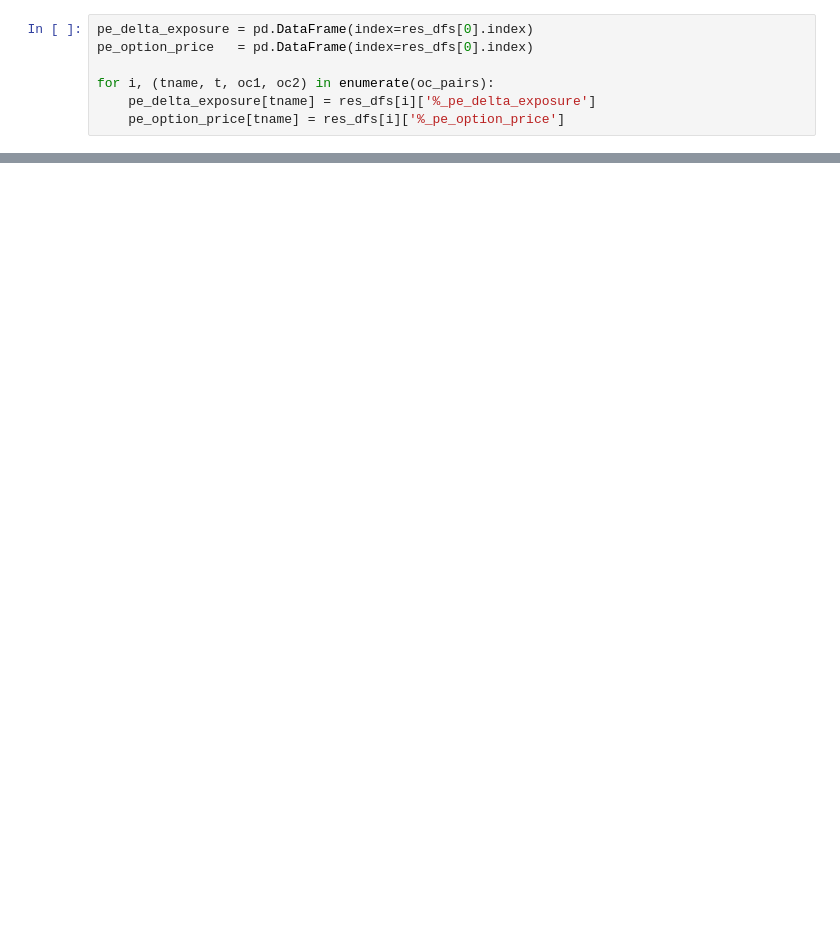
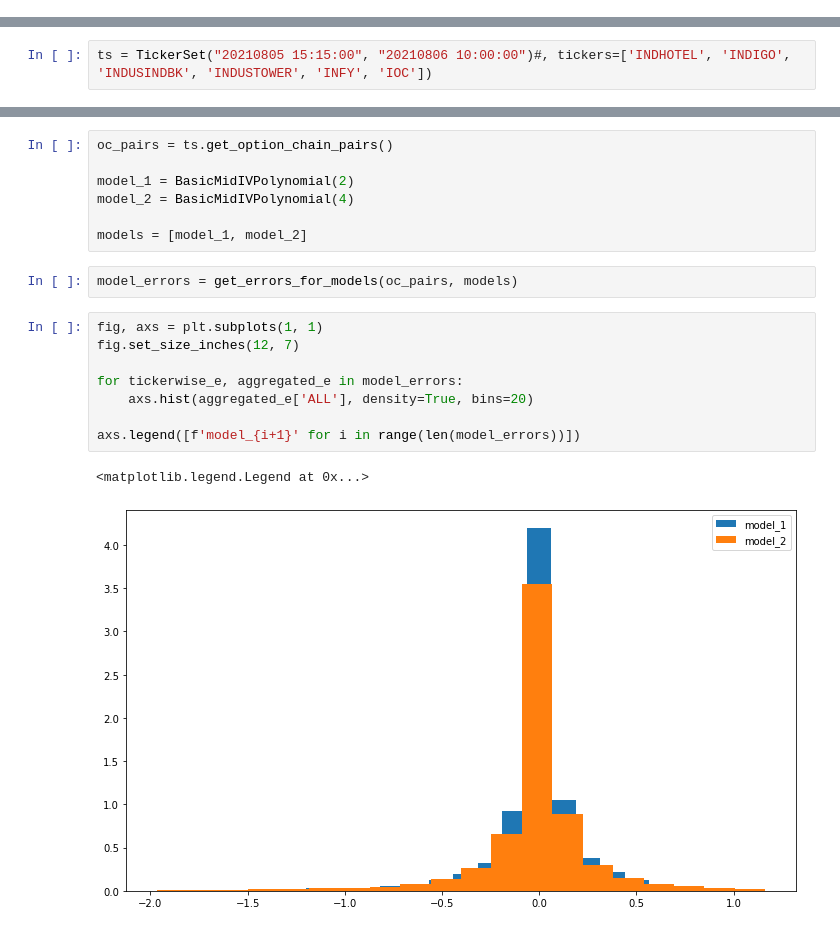
Before and after one commit to srajangarg/irage-assignment, a Jupyter notebook: work/playground.ipynb, the cells around one changed output, grey strips where cells are left out. Saved outputs shown, nothing was run; the diff lists cells and outputs as text; blank space fills up the shorter version.

Commit message:
added final framework to compare models

```diff
--- a/work/playground.ipynb
+++ b/work/playground.ipynb
@@ -58,7 +15,0 @@ for (tname, t, oc1, oc2) in oc_pairs:
-# %%
-pe_delta_exposure = pd.DataFrame(index=res_dfs[0].index)
-pe_option_price   = pd.DataFrame(index=res_dfs[0].index)
-
-for i, (tname, t, oc1, oc2) in enumerate(oc_pairs):
-    pe_delta_exposure[tname] = res_dfs[i]['%_pe_delta_exposure']
-    pe_option_price[tname] = res_dfs[i]['%_pe_option_price']
@@ -123,0 +16,2 @@ import seaborn as sns
+# %%
+ts = TickerSet("20210805 15:15:00", "20210806 10:00:00")#, tickers=['INDHOTEL', 'INDIGO', 'INDUSINDBK', 'INDUSTOWER', 'INFY', 'IOC'])
@@ -123,0 +36,20 @@ import seaborn as sns
+# %%
+oc_pairs = ts.get_option_chain_pairs()
+
+model_1 = BasicMidIVPolynomial(2)
+model_2 = BasicMidIVPolynomial(4)
+
+models = [model_1, model_2]
+# %%
+model_errors = get_errors_for_models(oc_pairs, models)
+# %%
+fig, axs = plt.subplots(1, 1)
+fig.set_size_inches(12, 7)
+
+for tickerwise_e, aggregated_e in model_errors:
+    axs.hist(aggregated_e['ALL'], density=True, bins=20)
+
+axs.legend([f'model_{i+1}' for i in range(len(model_errors))])
+# %% [output]
+<matplotlib.legend.Legend at 0x...>
+[figure, added]
```
Also changed, not shown: parts of 14 cells of this notebook, 3 other files.
